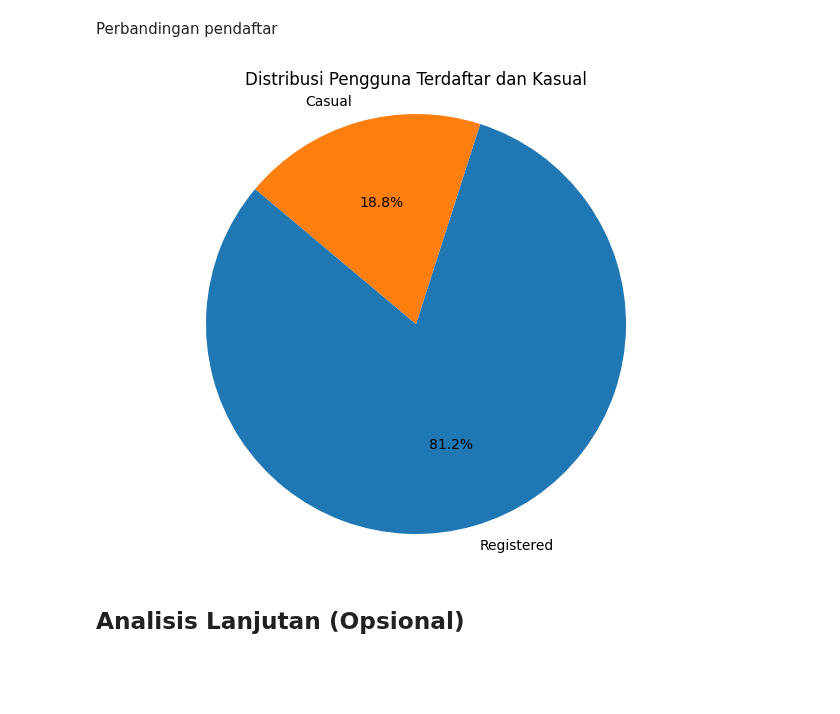
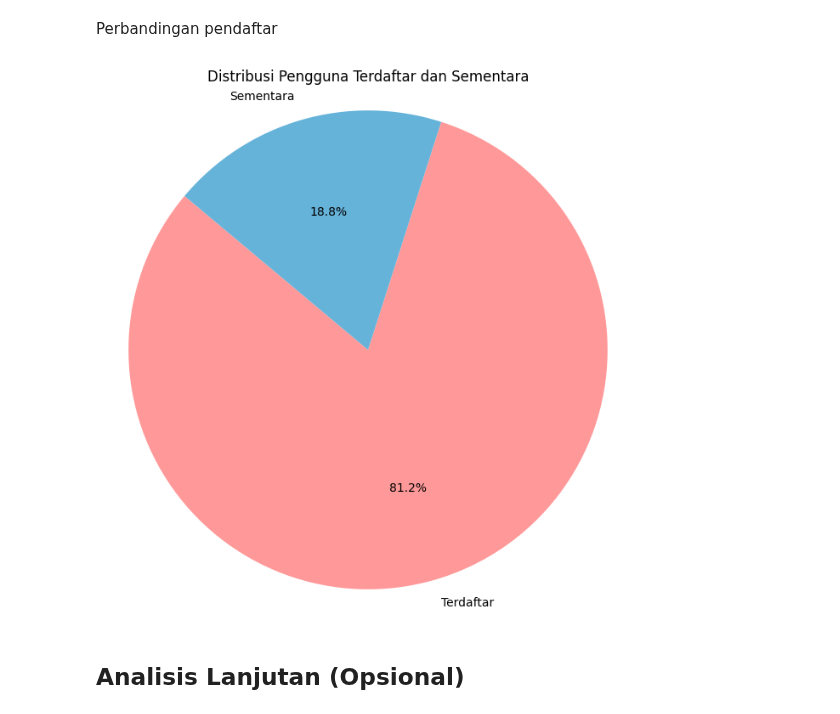
Before and after one commit to Mutasar/sewa-sepeda, a Jupyter notebook: Mutasar_bike_sharing.ipynb, the cells around one changed output. Saved outputs shown, nothing was run; the diff lists cells and outputs as text; code cells hidden in the pictures; blank space fills up the shorter version.

```diff
--- a/Mutasar_bike_sharing.ipynb
+++ b/Mutasar_bike_sharing.ipynb
@@ -424,20 +498,23 @@ plt.show()
 # %% [markdown]
 Perbandingan pendaftar
 # %%
-total_registered = all_df['registered'].sum()
-total_casual = all_df['casual'].sum()
+# Pastikan dataframe 'all_df' sudah tersedia dan berisi kolom 'registered' dan 'casual'
+# Jika Anda belum menggabungkan data day_df dan hour_df, Anda bisa menghitung total dari salah satu dataframe, misalnya day_df:
+total_registered = day_df['registered'].sum()
+total_casual = day_df['casual'].sum()
 
 # Membuat grafik pie
-labels = ['Registered', 'Casual']
+labels = ['Terdaftar', 'Sementara']
 sizes = [total_registered, total_casual]
+colors = ['#ff9999','#66b3da'] # Pilihan warna
 
-plt.figure(figsize=(8, 6))
-plt.pie(sizes, labels=labels, autopct='%1.1f%%', startangle=140)
-plt.title('Distribusi Pengguna Terdaftar dan Kasual')
-plt.axis('equal')  # Equal aspect ratio ensures that pie is drawn as a circle.
+plt.figure(figsize=(8, 8))
+plt.pie(sizes, labels=labels, autopct='%1.1f%%', startangle=140, colors=colors)
+plt.title('Distribusi Pengguna Terdaftar dan Sementara')
+plt.axis('equal')  # Agar grafik pie berbentuk lingkaran sempurna
 plt.show()
 # %% [output]
-[figure, old version]
+[figure, new version]
 # %% [markdown]
 ## Analisis Lanjutan (Opsional)
 # %% [markdown]
```
Also changed, not shown: parts of 19 cells of this notebook.
